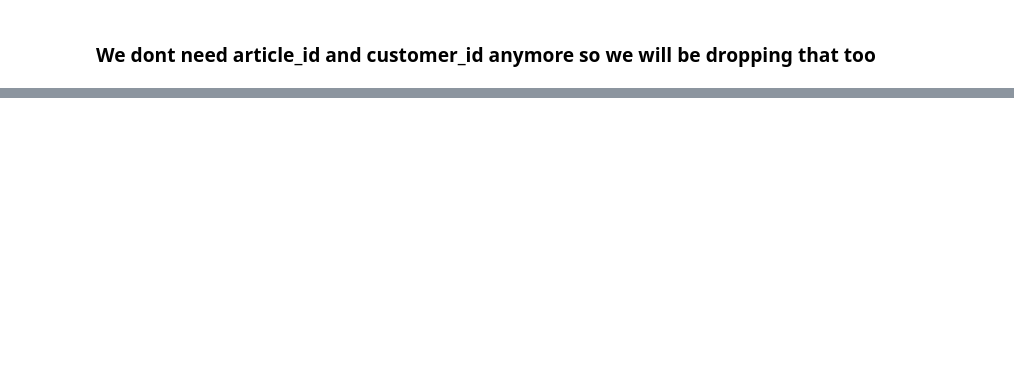
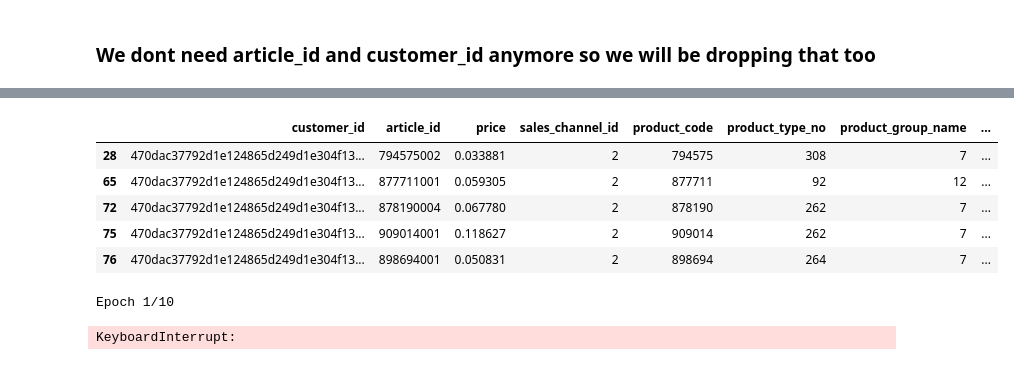
Before and after one commit to prajwalmani/H-M-Personalized-Fashion-Recommendations, a Jupyter notebook: h_m_prajwal.ipynb, the cells around one changed output, grey strips where cells are left out. Saved outputs shown, nothing was run; the diff lists cells and outputs as text; code cells hidden in the pictures; blank space fills up the shorter version.

```diff
--- a/h_m_prajwal.ipynb
+++ b/h_m_prajwal.ipynb
@@ -177,4 +468,13 @@ df_train.drop(['t_dat'],axis=1,inplace=True)
 df_test.drop(['t_dat'],axis=1,inplace=True)
 # %%
 cols=df_train.columns
+# %%
+df_train.head()
+# %% [output]
+|  | customer_id | article_id | price | sales_channel_id | product_code | product_type_no | product_group_name | ... |
+| 28 | 470dac37792d1e124865d249d1e304f13... | 794575002 | 0.033881 | 2 | 794575 | 308 | 7 | ... |
+| 65 | 470dac37792d1e124865d249d1e304f13... | 877711001 | 0.059305 | 2 | 877711 | 92 | 12 | ... |
+| 72 | 470dac37792d1e124865d249d1e304f13... | 878190004 | 0.067780 | 2 | 878190 | 262 | 7 | ... |
+| 75 | 470dac37792d1e124865d249d1e304f13... | 909014001 | 0.118627 | 2 | 909014 | 262 | 7 | ... |
+| 76 | 470dac37792d1e124865d249d1e304f13... | 898694001 | 0.050831 | 2 | 898694 | 264 | 7 | ... |
 # %%
@@ -209,7 +515,10 @@ model = keras.models.Sequential([
 # %%
 adam_optimizer = tf.keras.optimizers.Adam()
 model.compile(optimizer=adam_optimizer, loss = 'mean_squared_error')
-history = model.fit(train_generator, validation_data = test_generator, epochs = 10,batch_size=32)
+history = model.fit(train_generator, validation_data = test_generator, epochs = 10)
+# %% [output]
+Epoch 1/10
+KeyboardInterrupt:
 # %%
 predictions = model.predict(test_generator)
 # %%
```
Also changed, not shown: parts of 50 cells of this notebook.
